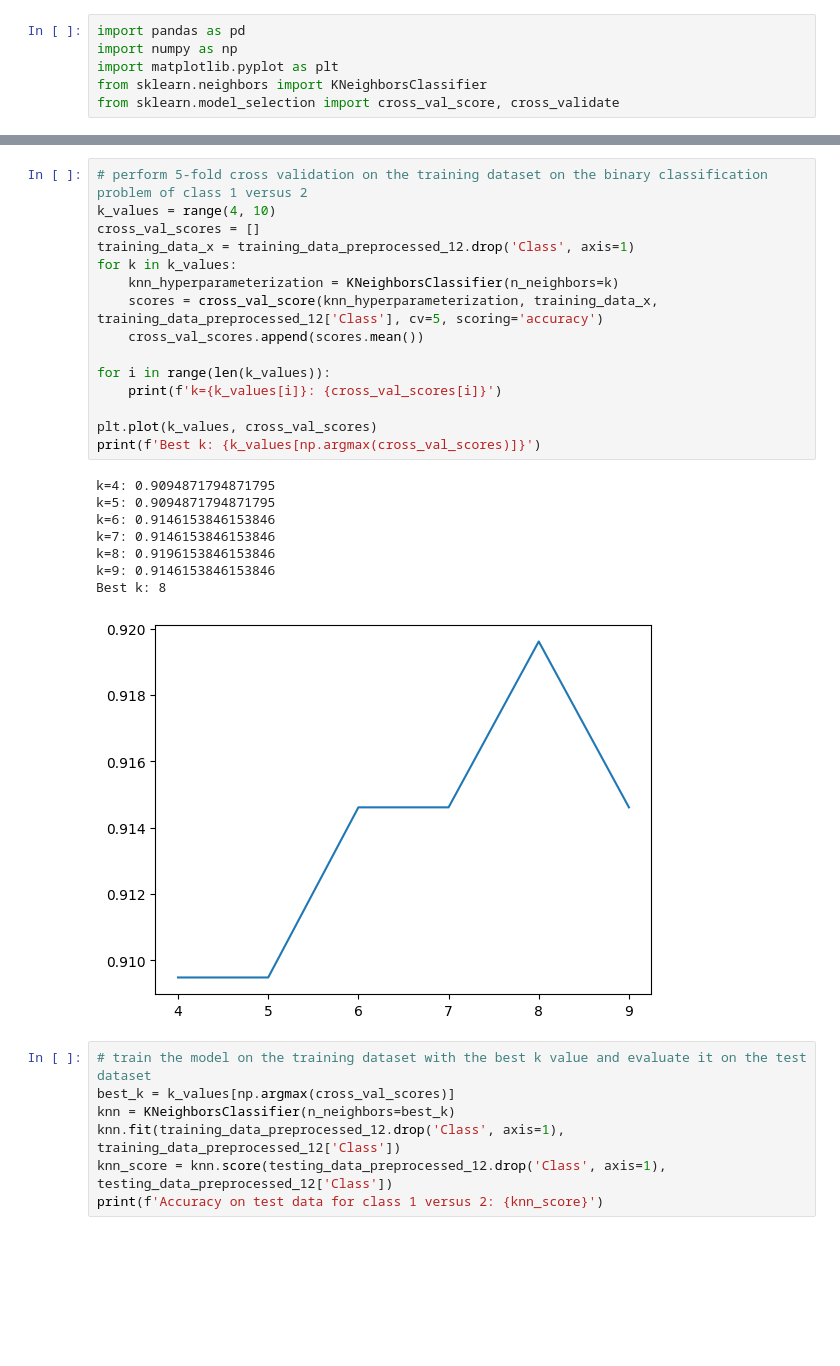
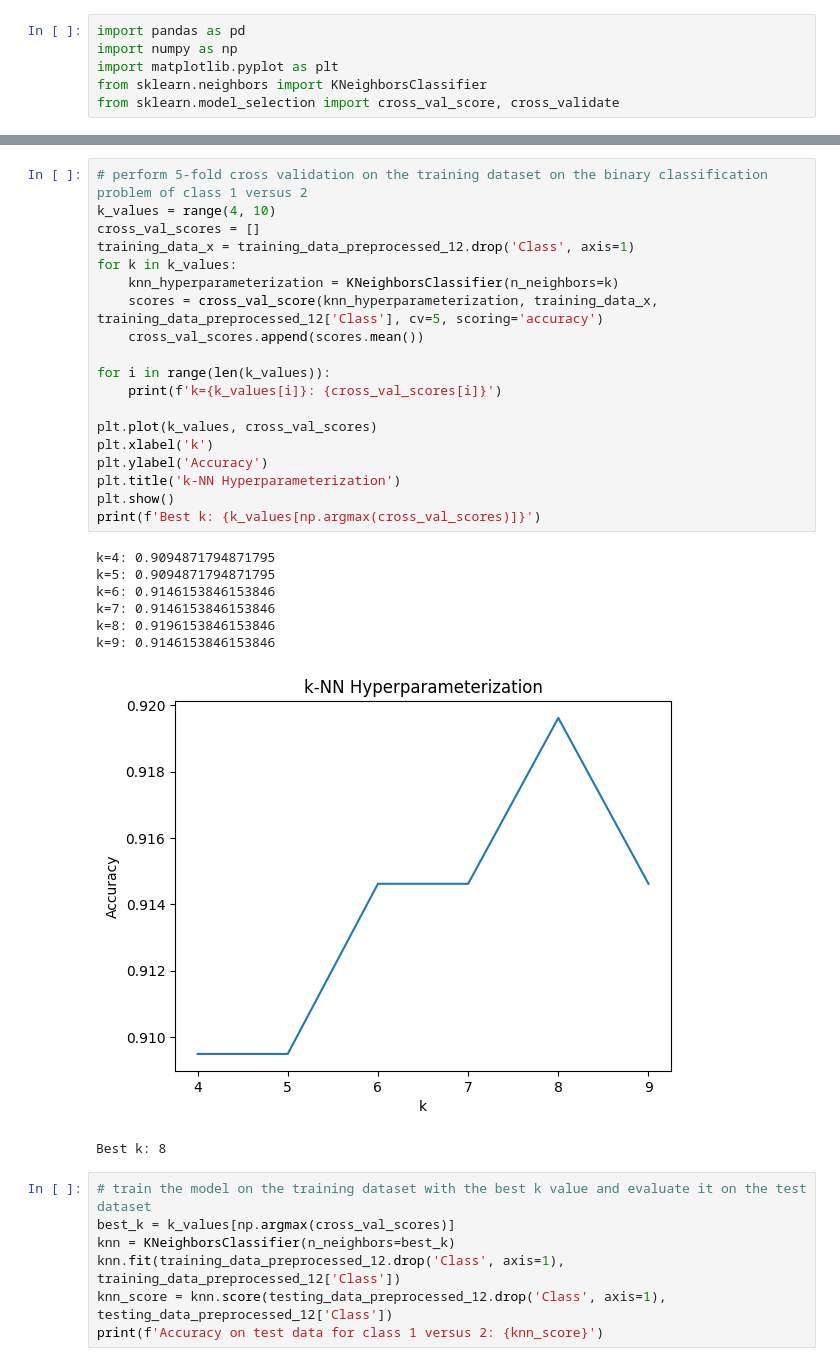
Before and after one commit to boncui/514-PA2, a Jupyter notebook: KNN.ipynb, the cells around one changed output, grey strips where cells are left out. Saved outputs shown, nothing was run; the diff lists cells and outputs as text; blank space fills up the shorter version.

```diff
--- a/KNN.ipynb
+++ b/KNN.ipynb
@@ -140,27 +159,31 @@ Accuracy on test data for class 0 versus 2: 0.9997511823873395
 # %%
 # perform 5-fold cross validation on the training dataset on the binary classification problem of class 1 versus 2
 k_values = range(4, 10)
 cross_val_scores = []
 training_data_x = training_data_preprocessed_12.drop('Class', axis=1)
 for k in k_values:
     knn_hyperparameterization = KNeighborsClassifier(n_neighbors=k)
     scores = cross_val_score(knn_hyperparameterization, training_data_x, training_data_preprocessed_12['Class'], cv=5, scoring='accuracy')
     cross_val_scores.append(scores.mean())
 
 for i in range(len(k_values)):
     print(f'k={k_values[i]}: {cross_val_scores[i]}')
 
 plt.plot(k_values, cross_val_scores)
+plt.xlabel('k')
+plt.ylabel('Accuracy')
+plt.title('k-NN Hyperparameterization')
+plt.show()
 print(f'Best k: {k_values[np.argmax(cross_val_scores)]}')
 # %% [output]
 k=4: 0.9094871794871795
 k=5: 0.9094871794871795
 k=6: 0.9146153846153846
 k=7: 0.9146153846153846
 k=8: 0.9196153846153846
 k=9: 0.9146153846153846
-Best k: 8
-[figure, old version]
+[figure, new version]
+Best k: 8
 # %%
 # train the model on the training dataset with the best k value and evaluate it on the test dataset
 best_k = k_values[np.argmax(cross_val_scores)]
```
Also changed, not shown: parts of 8 cells of this notebook, 1 other file.
